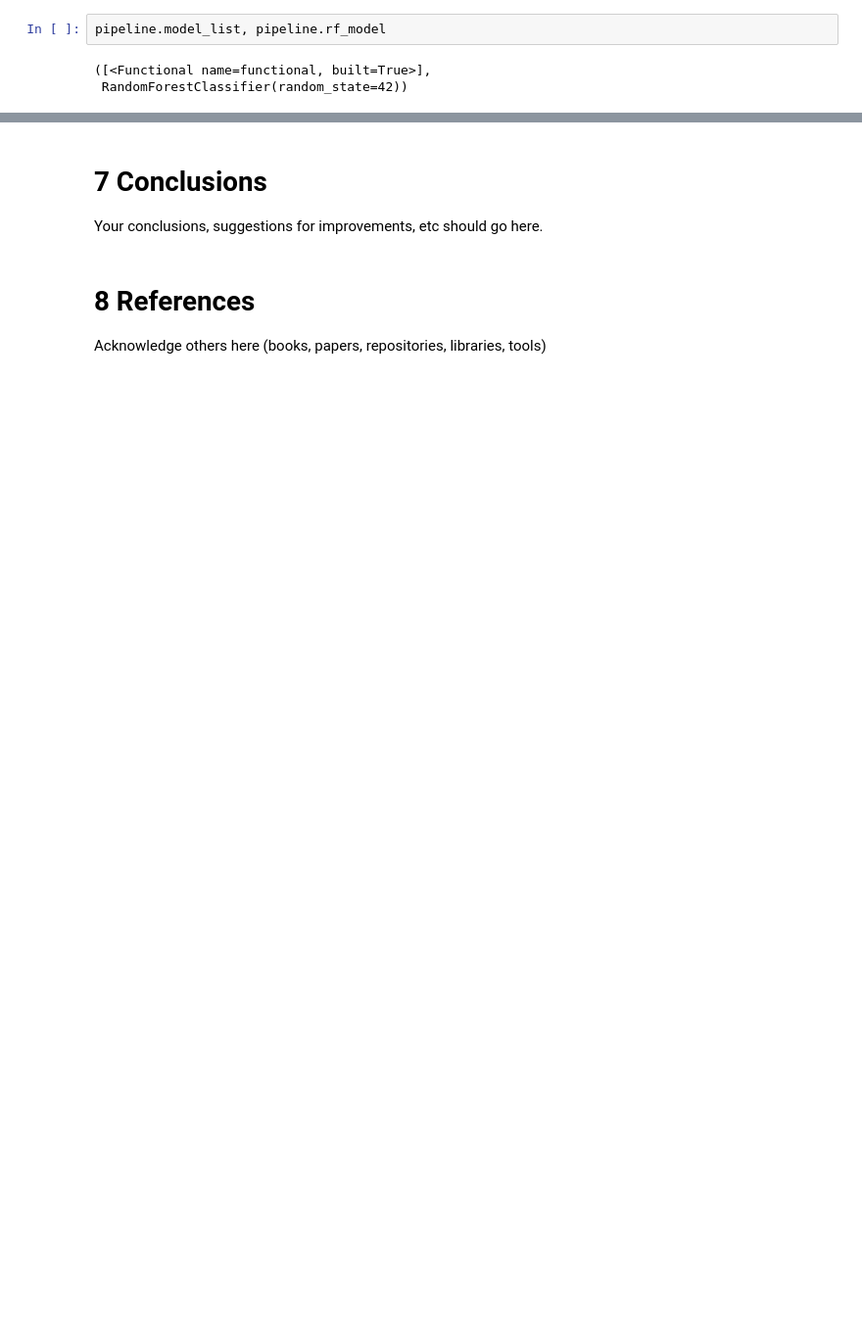
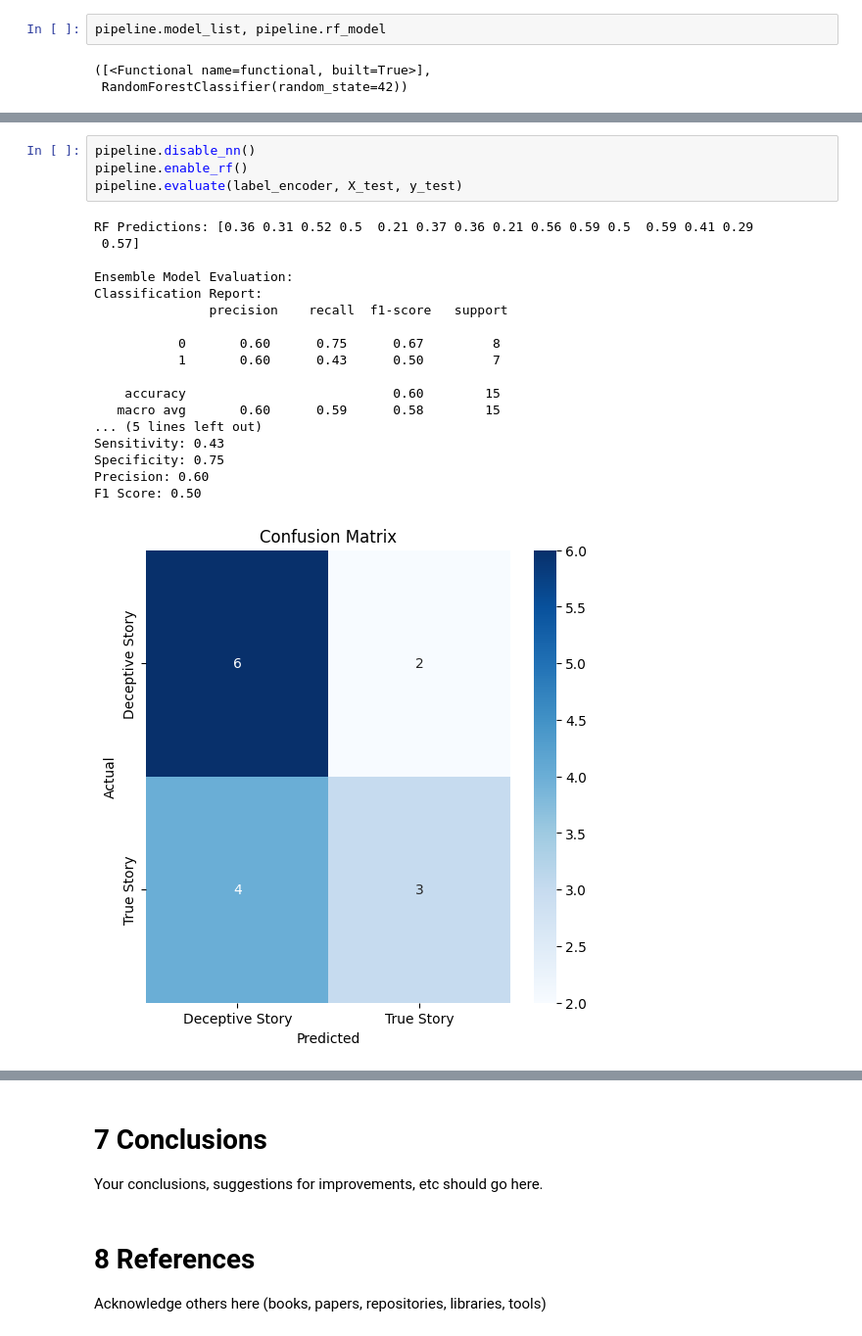
Before and after one commit to CharlesZZY/Truora, a Jupyter notebook: src/CBU5201_miniproject.ipynb, the cells around one changed output, grey strips where cells are left out. Shown at 98% size. Cells and saved outputs as stored; diff of their text form; blank space fills up the shorter version.

```diff
--- a/src/CBU5201_miniproject.ipynb
+++ b/src/CBU5201_miniproject.ipynb
@@ -581,0 +687,23 @@ F1 Score: 0.77
+# %%
+pipeline.disable_nn()
+pipeline.enable_rf()
+pipeline.evaluate(label_encoder, X_test, y_test)
+# %% [output]
+RF Predictions: [0.36 0.31 0.52 0.5  0.21 0.37 0.36 0.21 0.56 0.59 0.5  0.59 0.41 0.29
+ 0.57]
+
+Ensemble Model Evaluation:
+Classification Report:
+               precision    recall  f1-score   support
+
+           0       0.60      0.75      0.67         8
+           1       0.60      0.43      0.50         7
+
+    accuracy                           0.60        15
+   macro avg       0.60      0.59      0.58        15
+... (5 lines left out)
+Sensitivity: 0.43
+Specificity: 0.75
+Precision: 0.60
+F1 Score: 0.50
+[figure, added]
```
Also changed, not shown: parts of 18 cells of this notebook, 2 other files.
